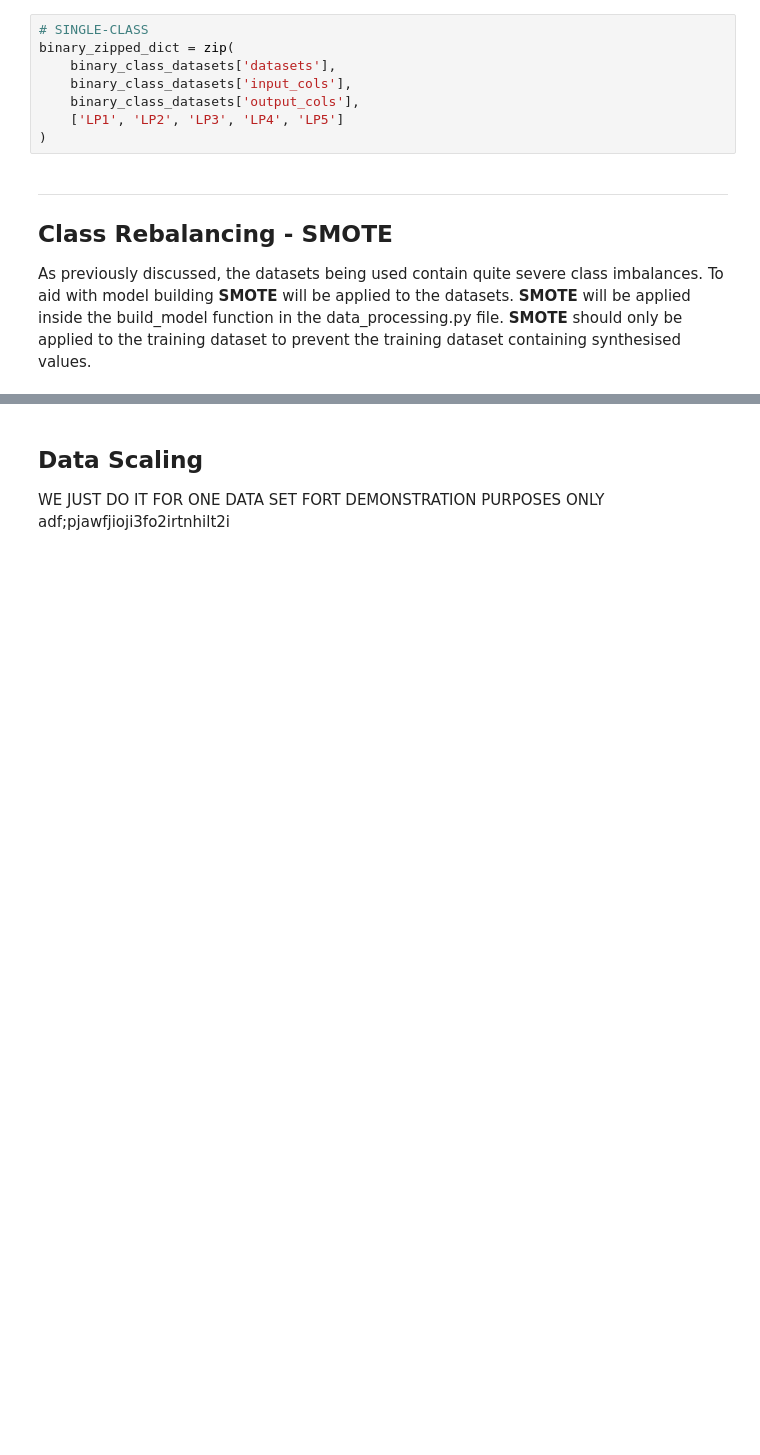
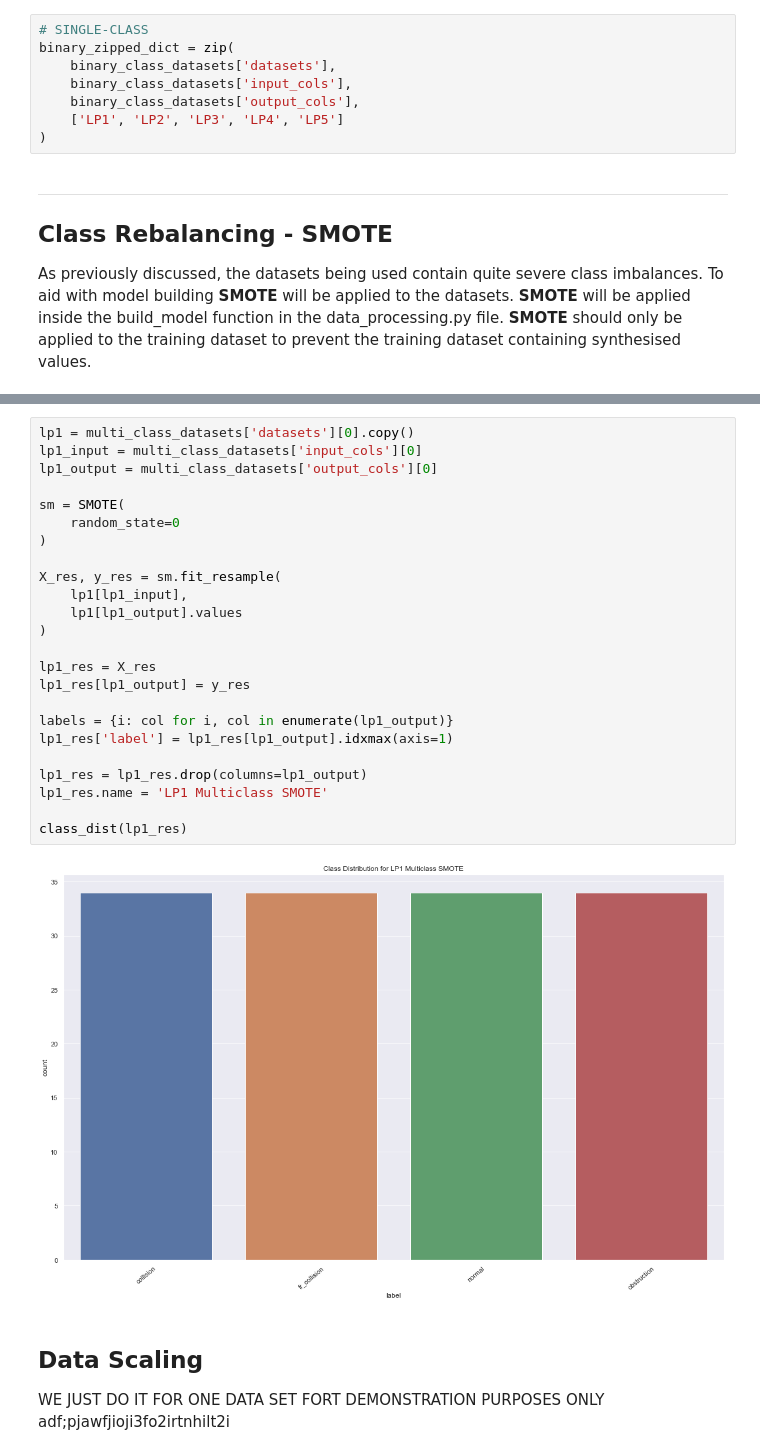
Before and after one commit to Danielwoodh/Robot-Failure-Classification, a Jupyter notebook: robot-failure-classification.ipynb, the cells around one changed output, grey strips where cells are left out. Cells and saved outputs as stored; diff of their text form; blank space fills up the shorter version.

```diff
--- a/robot-failure-classification.ipynb
+++ b/robot-failure-classification.ipynb
@@ -536,3 +557,29 @@ As previously discussed, the datasets being used contain quite severe class imba
+# %%
+lp1 = multi_class_datasets['datasets'][0].copy()
+lp1_input = multi_class_datasets['input_cols'][0]
+lp1_output = multi_class_datasets['output_cols'][0]
+
+sm = SMOTE(
+    random_state=0
+)
+
+X_res, y_res = sm.fit_resample(
+    lp1[lp1_input],
+    lp1[lp1_output].values
+)
+
+lp1_res = X_res
+lp1_res[lp1_output] = y_res
+
+labels = {i: col for i, col in enumerate(lp1_output)}
+lp1_res['label'] = lp1_res[lp1_output].idxmax(axis=1)
+
+lp1_res = lp1_res.drop(columns=lp1_output)
+lp1_res.name = 'LP1 Multiclass SMOTE'
+
+class_dist(lp1_res)
+# %% [output]
+[figure, added]
 # %% [markdown]
 ## Data Scaling
 
```
Also changed, not shown: parts of 8 cells of this notebook, 1 other file.
